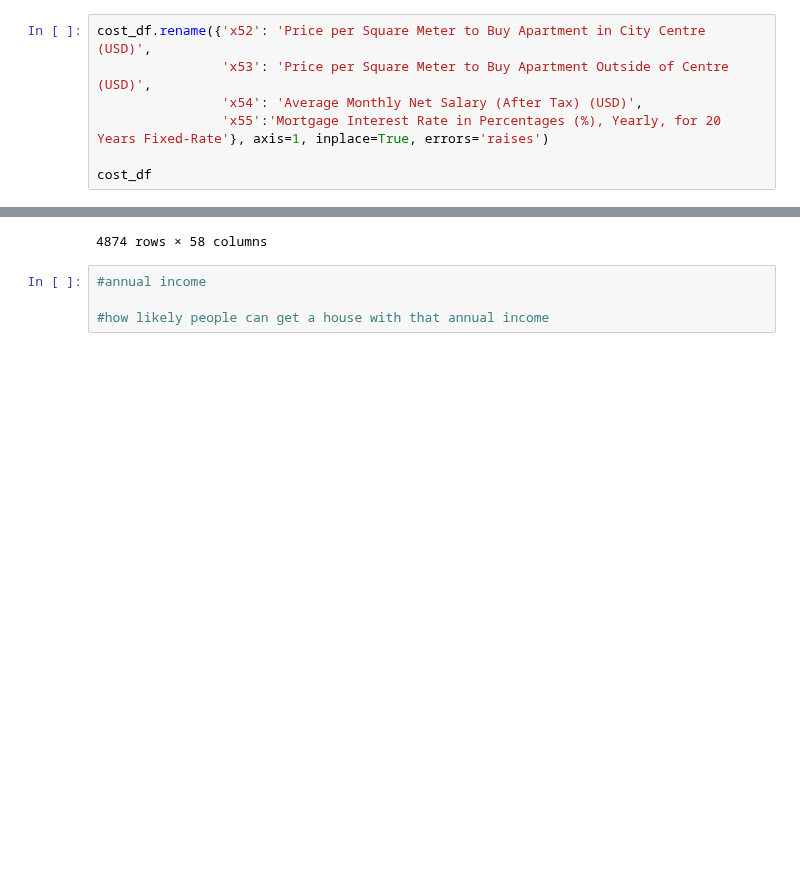
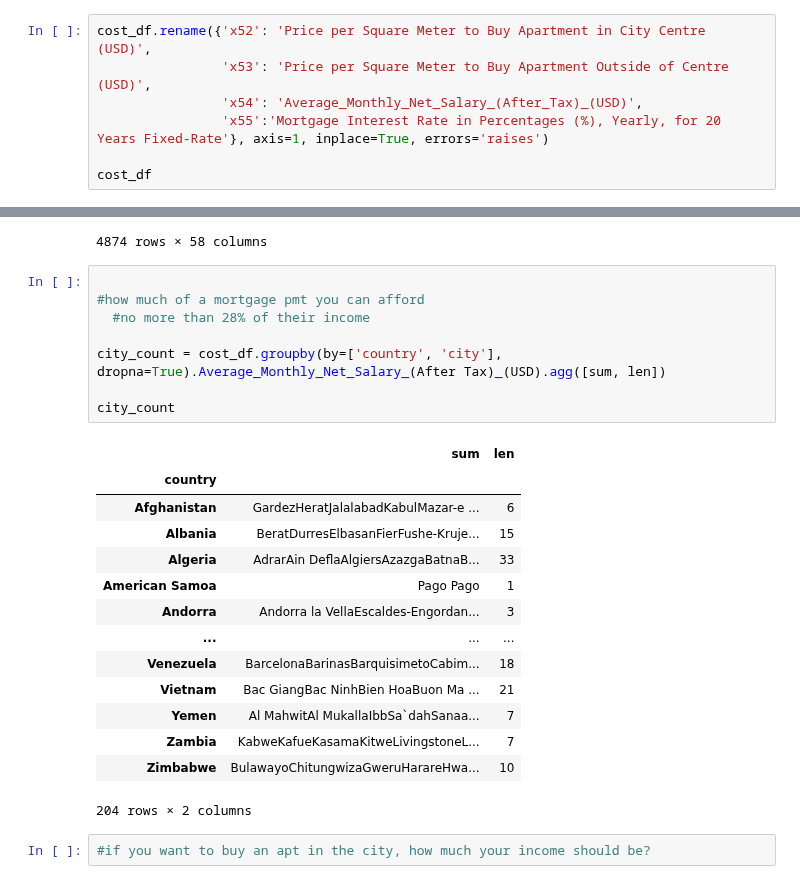
Before and after one commit to Reed-Carter/Global-Cost-of-Living, a Jupyter notebook: chloe.ipynb, the cells around one changed output, grey strips where cells are left out. Cells and saved outputs as stored; diff of their text form; blank space fills up the shorter version.

Commit message:
Add Max_morgage_Pmt columns

```diff
--- a/chloe.ipynb
+++ b/chloe.ipynb
@@ -50,7 +50,7 @@ cost_df
 # %%
 cost_df.rename({'x52': 'Price per Square Meter to Buy Apartment in City Centre (USD)',
                 'x53': 'Price per Square Meter to Buy Apartment Outside of Centre (USD)',
-                'x54': 'Average Monthly Net Salary (After Tax) (USD)',
+                'x54': 'Average_Monthly_Net_Salary_(After_Tax)_(USD)',
                 'x55':'Mortgage Interest Rate in Percentages (%), Yearly, for 20 Years Fixed-Rate'}, axis=1, inplace=True, errors='raises')
 
 cost_df
@@ -69,7 +69,28 @@ cost_df
 | 4229 | Redcliff | Zimbabwe | 7.00 | 40.00 | 6.00 | 1.30 | 2.0 | ... |
 | 4202 | Victoria Falls | Zimbabwe | NaN | NaN | NaN | NaN | NaN | ... |
 4874 rows × 58 columns
-# %%
-#annual income
-
-#how likely people can get a house with that annual income
+# %%
+
+#how much of a mortgage pmt you can afford
+  #no more than 28% of their income
+
+city_count = cost_df.groupby(by=['country', 'city'], dropna=True).Average_Monthly_Net_Salary_(After Tax)_(USD).agg([sum, len])
+
+city_count
+# %% [output]
+|  | sum | len |
+| country |  |  |
+| Afghanistan | GardezHeratJalalabadKabulMazar-e ... | 6 |
+| Albania | BeratDurresElbasanFierFushe-Kruje... | 15 |
+| Algeria | AdrarAin DeflaAlgiersAzazgaBatnaB... | 33 |
+| American Samoa | Pago Pago | 1 |
+| Andorra | Andorra la VellaEscaldes-Engordan... | 3 |
+| ... | ... | ... |
+| Venezuela | BarcelonaBarinasBarquisimetoCabim... | 18 |
+| Vietnam | Bac GiangBac NinhBien HoaBuon Ma ... | 21 |
+| Yemen | Al MahwitAl MukallaIbbSa`dahSanaa... | 7 |
+| Zambia | KabweKafueKasamaKitweLivingstoneL... | 7 |
+| Zimbabwe | BulawayoChitungwizaGweruHarareHwa... | 10 |
+204 rows × 2 columns
+# %%
+#if you want to buy an apt in the city, how much your income should be?
```
